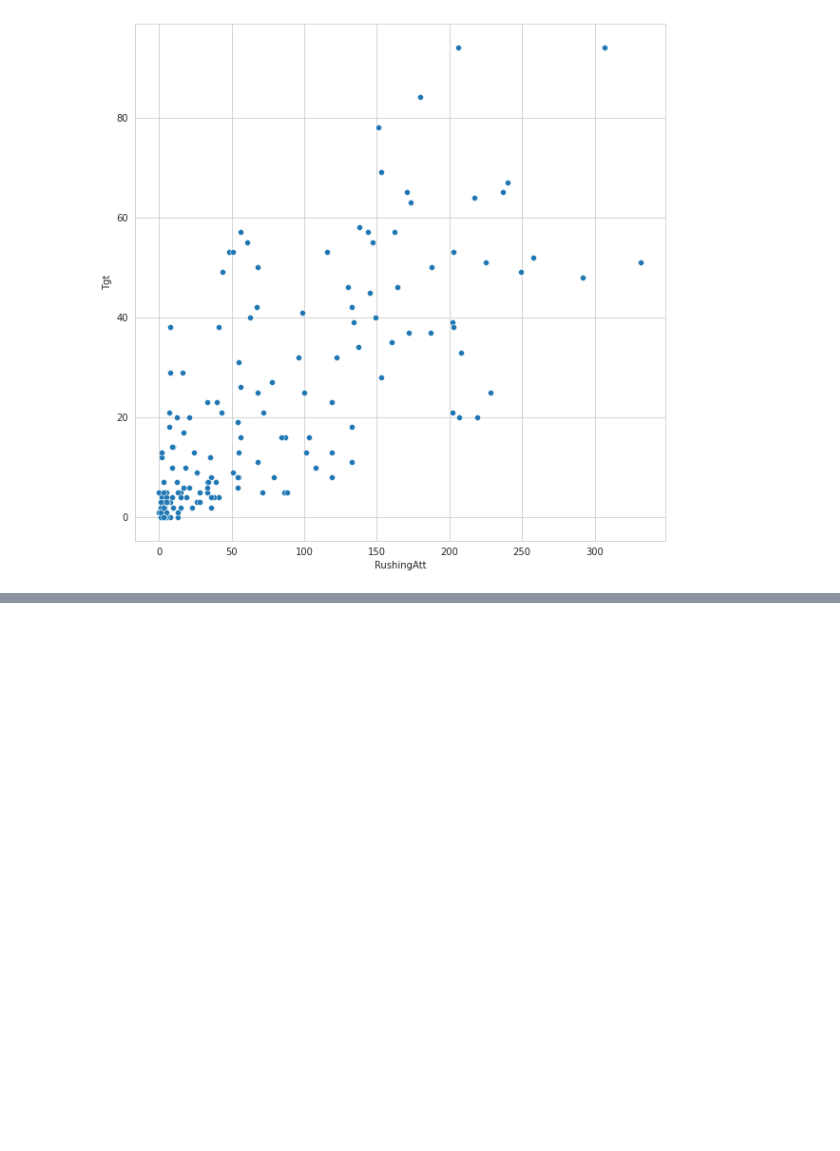
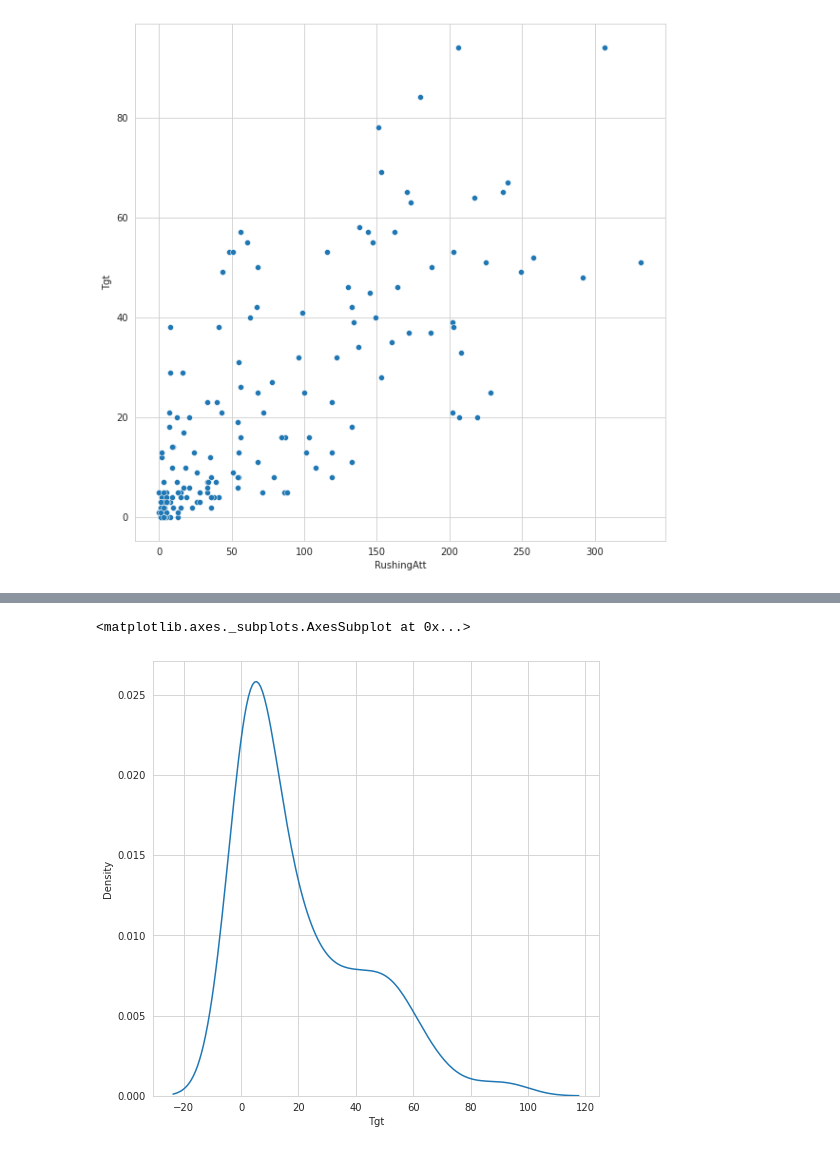
Before and after one commit to TonyToeTap/FantasyFootball, a Jupyter notebook: FF_DataVisualization.ipynb, the cells around one changed output, grey strips where cells are left out. Cells and saved outputs as stored; diff of their text form; code cells hidden in the pictures; blank space fills up the shorter version.

```diff
--- a/FF_DataVisualization.ipynb
+++ b/FF_DataVisualization.ipynb
@@ -66,0 +127,6 @@ sns.scatterplot(rb_df['RushingAtt'], rb_df['Tgt']);
+# %%
+plt.figure(figsize=(8, 8))
+sns.kdeplot(rb_df['Tgt'])
+# %% [output]
+<matplotlib.axes._subplots.AxesSubplot at 0x...>
+[figure, added]
```
Also changed, not shown: parts of 35 cells of this notebook.
